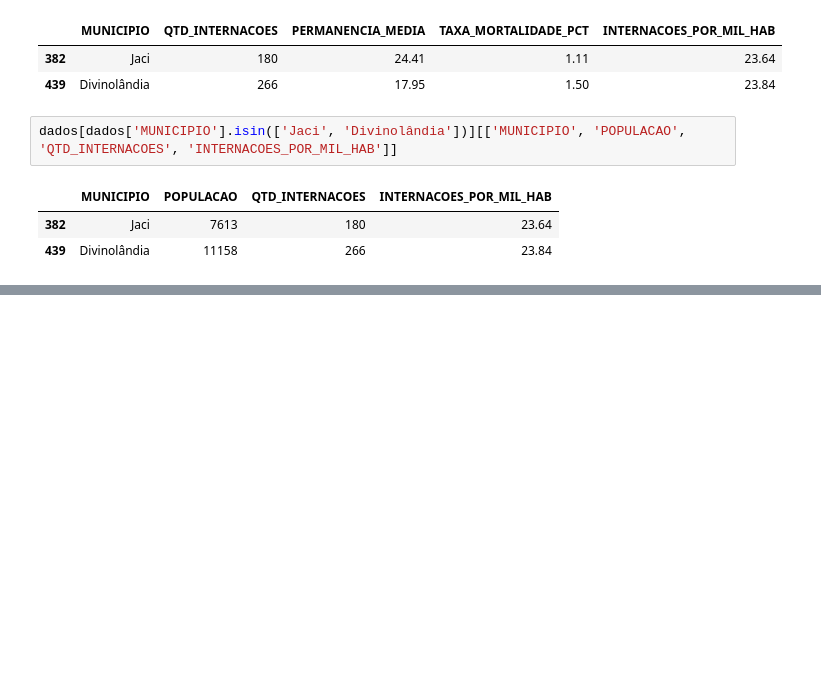
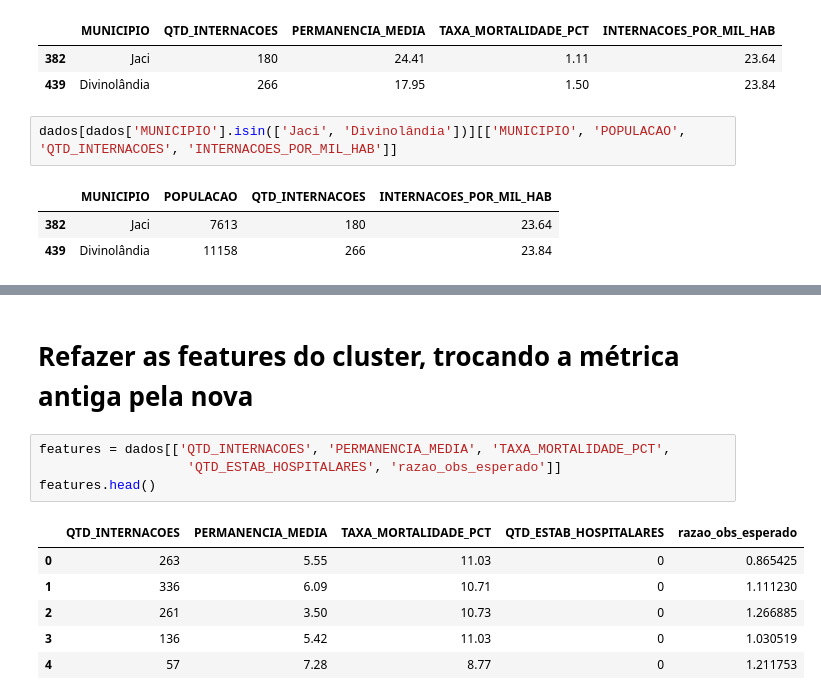
Before and after one commit to Melissa-Etes/Sprint2_grupo54, a Jupyter notebook: EC_Sprint2_HospiDataSUS_Clusterizacao_Grupo54.ipynb, the cells around one changed output, grey strips where cells are left out. Drawn from its saved outputs; the diff is of its cells as text; blank space fills up the shorter version.

Commit message:
Refaz as features do cluster

```diff
--- a/EC_Sprint2_HospiDataSUS_Clusterizacao_Grupo54.ipynb
+++ b/EC_Sprint2_HospiDataSUS_Clusterizacao_Grupo54.ipynb
@@ -208,0 +243,13 @@ dados[dados['MUNICIPIO'].isin(['Jaci', 'Divinolândia'])][['MUNICIPIO', 'POPULAC
+# %% [markdown]
+# Refazer as features do cluster, trocando a métrica antiga pela nova
+# %%
+features = dados[['QTD_INTERNACOES', 'PERMANENCIA_MEDIA', 'TAXA_MORTALIDADE_PCT',
+                   'QTD_ESTAB_HOSPITALARES', 'razao_obs_esperado']]
+features.head()
+# %% [output]
+|  | QTD_INTERNACOES | PERMANENCIA_MEDIA | TAXA_MORTALIDADE_PCT | QTD_ESTAB_HOSPITALARES | razao_obs_esperado |
+| 0 | 263 | 5.55 | 11.03 | 0 | 0.865425 |
+| 1 | 336 | 6.09 | 10.71 | 0 | 1.111230 |
+| 2 | 261 | 3.50 | 10.73 | 0 | 1.266885 |
+| 3 | 136 | 5.42 | 11.03 | 0 | 1.030519 |
+| 4 | 57 | 7.28 | 8.77 | 0 | 1.211753 |
```
Also changed, not shown: parts of 4 cells of this notebook.
